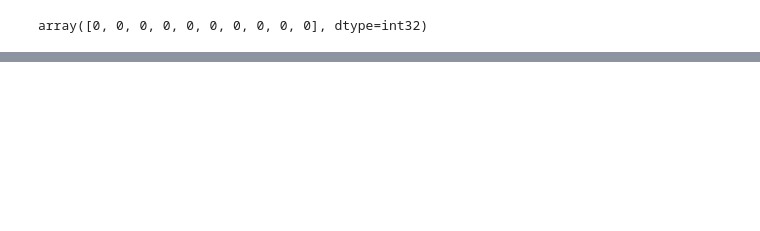
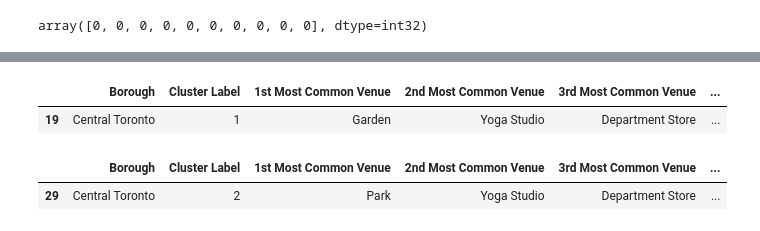
Before and after one commit to EllaQW/Coursera_Capstone, a Jupyter notebook: Capstone Project Notebook copy 2.ipynb, the cells around one changed output, grey strips where cells are left out. Cells and saved outputs as stored; diff of their text form; code cells hidden in the pictures; blank space fills up the shorter version.

Commit message:
Published from Watson Studio.

```diff
--- a/Capstone Project Notebook copy 2.ipynb
+++ b/Capstone Project Notebook copy 2.ipynb
@@ -454,3 +454,15 @@ df_toronto_merged.loc[df_toronto_merged['Cluster Label'] == 0, df_toronto_merged
 | 36 | Downtown Toronto | 0 | Coffee Shop | Café | Hotel | ... |
 | 37 | Downtown Toronto | 0 | Coffee Shop | Sushi Restaurant | Japanese Restaurant | ... |
 | 38 | East Toronto | 0 | Yoga Studio | Auto Workshop | Light Rail Station | ... |
+# %%
+# Cluster 2
+df_toronto_merged.loc[df_toronto_merged['Cluster Label'] == 1, df_toronto_merged.columns[[1] + list(range(5, df_toronto_merged.shape[1]))]]
+# %% [output]
+|  | Borough | Cluster Label | 1st Most Common Venue | 2nd Most Common Venue | 3rd Most Common Venue | ... |
+| 19 | Central Toronto | 1 | Garden | Yoga Studio | Department Store | ... |
+# %%
+# Cluster 3
+df_toronto_merged.loc[df_toronto_merged['Cluster Label'] == 2, df_toronto_merged.columns[[1] + list(range(5, df_toronto_merged.shape[1]))]]
+# %% [output]
+|  | Borough | Cluster Label | 1st Most Common Venue | 2nd Most Common Venue | 3rd Most Common Venue | ... |
+| 29 | Central Toronto | 2 | Park | Yoga Studio | Department Store | ... |
```
Also changed, not shown: parts of 2 cells of this notebook.
